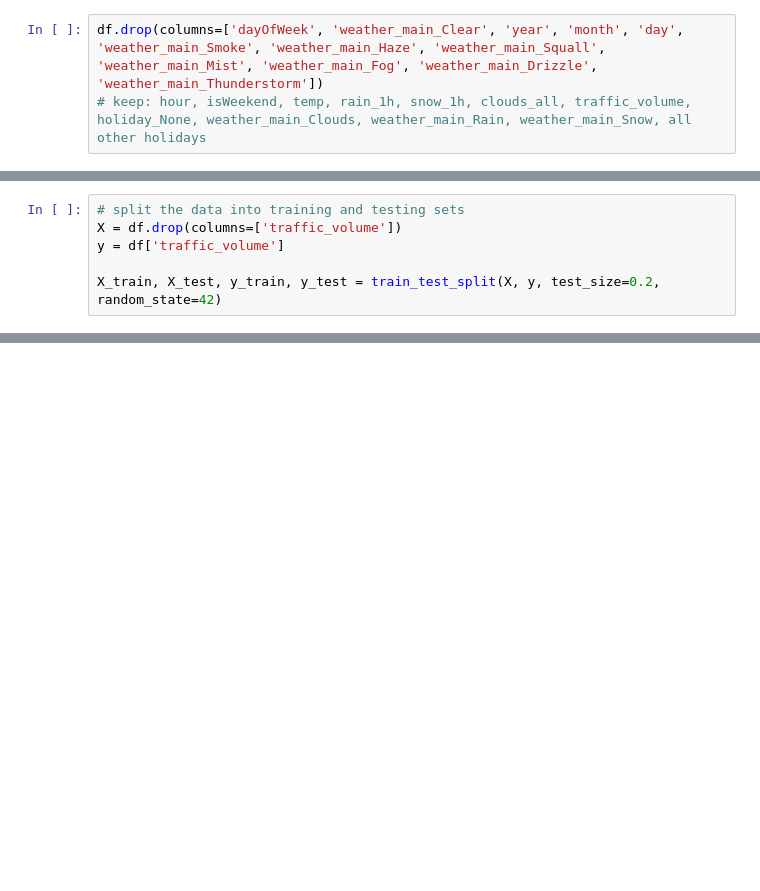
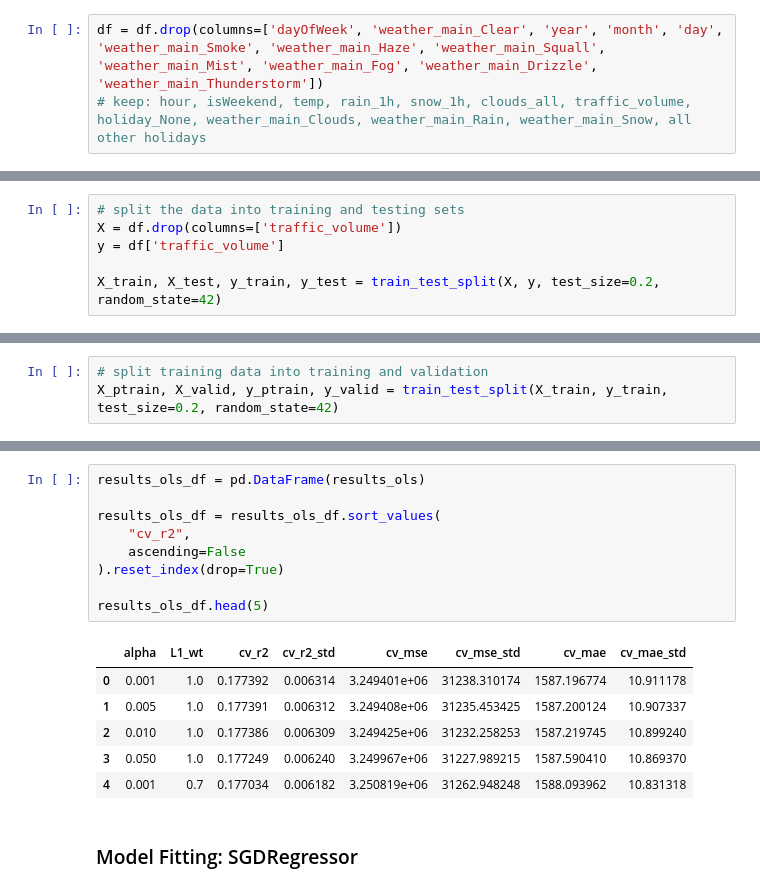
Before and after one commit to emilyrosebutz/traffic-linear-regression, a Jupyter notebook: LinearRegressionHW.ipynb, the cells around one changed output, grey strips where cells are left out. Cells and saved outputs as stored; diff of their text form; blank space fills up the shorter version.

```diff
--- a/LinearRegressionHW.ipynb
+++ b/LinearRegressionHW.ipynb
@@ -340,5 +340,5 @@ plt.show()
 # %% [output]
 [figure]
 # %%
-df.drop(columns=['dayOfWeek', 'weather_main_Clear', 'year', 'month', 'day', 'weather_main_Smoke', 'weather_main_Haze', 'weather_main_Squall', 'weather_main_Mist', 'weather_main_Fog', 'weather_main_Drizzle', 'weather_main_Thunderstorm'])
+df = df.drop(columns=['dayOfWeek', 'weather_main_Clear', 'year', 'month', 'day', 'weather_main_Smoke', 'weather_main_Haze', 'weather_main_Squall', 'weather_main_Mist', 'weather_main_Fog', 'weather_main_Drizzle', 'weather_main_Thunderstorm'])
 # keep: hour, isWeekend, temp, rain_1h, snow_1h, clouds_all, traffic_volume, holiday_None, weather_main_Clouds, weather_main_Rain, weather_main_Snow, all other holidays
@@ -394,0 +369,3 @@ Index(['temp', 'rain_1h', 'snow_1h', 'clouds_all', 'year', 'month',
+# %%
+# split training data into training and validation
+X_ptrain, X_valid, y_ptrain, y_valid = train_test_split(X_train, y_train, test_size=0.2, random_state=42)
@@ -394,0 +632,18 @@ Index(['temp', 'rain_1h', 'snow_1h', 'clouds_all', 'year', 'month',
+# %%
+results_ols_df = pd.DataFrame(results_ols)
+
+results_ols_df = results_ols_df.sort_values(
+    "cv_r2",
+    ascending=False
+).reset_index(drop=True)
+
+results_ols_df.head(5)
+# %% [output]
+|  | alpha | L1_wt | cv_r2 | cv_r2_std | cv_mse | cv_mse_std | cv_mae | cv_mae_std |
+| 0 | 0.001 | 1.0 | 0.177392 | 0.006314 | 3.249401e+06 | 31238.310174 | 1587.196774 | 10.911178 |
+| 1 | 0.005 | 1.0 | 0.177391 | 0.006312 | 3.249408e+06 | 31235.453425 | 1587.200124 | 10.907337 |
+| 2 | 0.010 | 1.0 | 0.177386 | 0.006309 | 3.249425e+06 | 31232.258253 | 1587.219745 | 10.899240 |
+| 3 | 0.050 | 1.0 | 0.177249 | 0.006240 | 3.249967e+06 | 31227.989215 | 1587.590410 | 10.869370 |
+| 4 | 0.001 | 0.7 | 0.177034 | 0.006182 | 3.250819e+06 | 31262.948248 | 1588.093962 | 10.831318 |
+# %% [markdown]
+### Model Fitting: SGDRegressor
```
Also changed, not shown: parts of 41 cells of this notebook.
